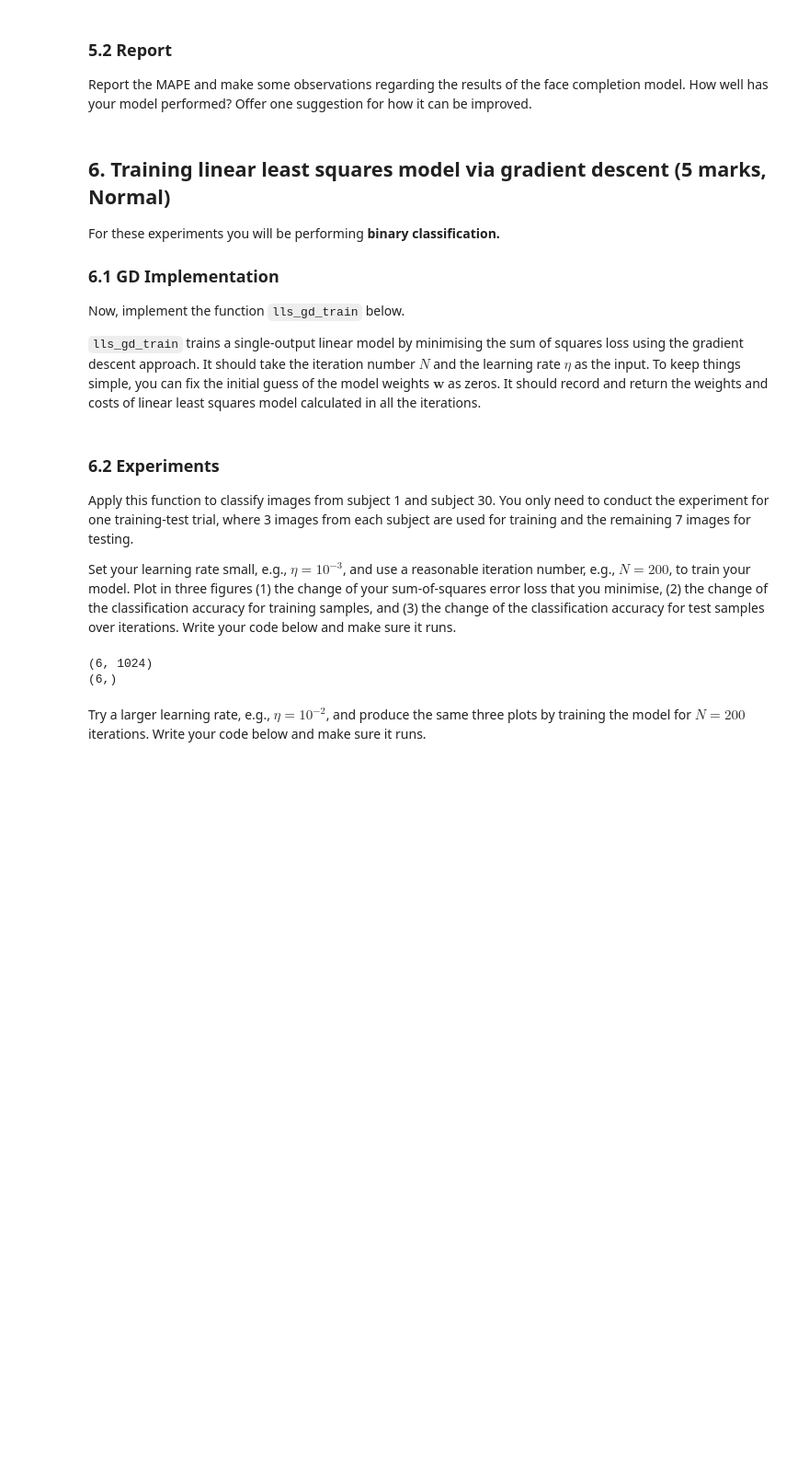
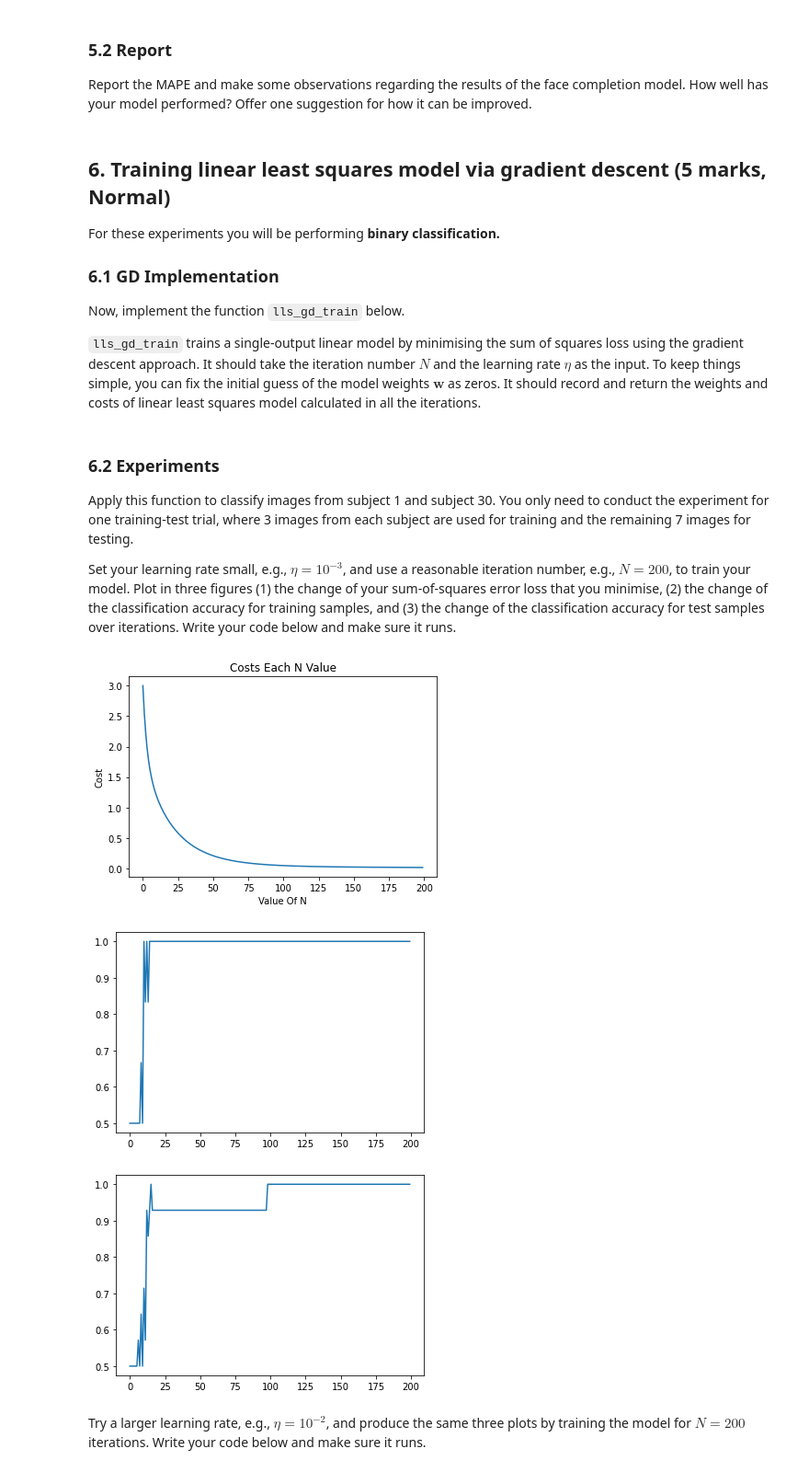
Before and after one commit to Georgegoodey/machineLearning, a Jupyter notebook: 24112-Lab2-S-Practice2.ipynb, the cells around one changed output. Shown: that part at 92% size. Saved outputs shown, nothing was run; the diff lists cells and outputs as text; code cells hidden in the pictures; blank space fills up the shorter version.

```diff
--- a/24112-Lab2-S-Practice2.ipynb
+++ b/24112-Lab2-S-Practice2.ipynb
@@ -314,7 +342,7 @@ def lls_gd_train(data, labels, N, lr# Add any other arguments here if needed
 
         # cost and gradient descent of the linear least squares model
         gd = (X_tilde.T@(X_tilde@w)) - (X_tilde.T@y)
-        cost = np.mean((X_tilde@w - y)**2)
+        cost = np.sum((X_tilde@w - y)**2)
 
         # Weight update
         w -= (lr*gd)
@@ -331,25 +359,61 @@ def lls_gd_train(data, labels, N, lr# Add any other arguments here if needed
 Apply this function to classify images from subject 1 and subject 30. You only need to conduct the experiment for one training-test trial, where 3 images from each subject are used for training and the remaining 7 images for testing.
 
 Set your learning rate small, e.g., $\eta=10^{-3}$, and use a reasonable iteration number, e.g., $N=200$, to train your model. Plot in three figures (1) the change of your sum-of-squares error loss that you minimise, (2) the change of the classification accuracy for training samples, and (3) the change of the classification accuracy for test samples over iterations. Write your code below and make sure it runs.
-# %%
-oneThirtyIndices = np.where((labels == 1)|(labels == 30))
-oneThirtyLabels = labels[oneThirtyIndices]
-data130 = data[oneThirtyIndices]
-
-oneHot130 = oneThirtyLabels
-
-# partition
-trInd, teInd = partition_data(oneThirtyLabels, num_per_class=3)
-trData = data130[trInd, :]
-trLabel = oneHot130[trInd]
-print(trData.shape)
-print(trLabel.shape)
-teData = data130[teInd, :]
-teLabel = oneHot130[teInd]
-
-costs,weights = lls_gd_train(trData,trLabel,200,0.001)
-# %% [output]
-(6, 1024)
-(6,)
+# %%
+def lls_gd_predict(w, x):
+   # Compute the prediction.
+    X_tilde = np.insert(x,0,1,axis=1)
+    predicted_y = X_tilde @ w
+
+    return predicted_y
+
+oneThirtyIndices = np.where((labels == 1)|(labels == 30))
+oneThirtyLabels = labels[oneThirtyIndices]
+data130 = data[oneThirtyIndices]
+
+# Binary encoding for single output model
+oneHot130 = np.zeros(oneThirtyLabels.shape[0])
+oneHot130[np.where(oneThirtyLabels==30)] = 1
+
+# partition
+trInd, teInd = partition_data(oneThirtyLabels, num_per_class=3)
+trData = data130[trInd, :]
+trLabel = oneHot130[trInd]
+teData = data130[teInd, :]
+teLabel = oneHot130[teInd]
+
+costs,weights = lls_gd_train(trData, trLabel, 200, 0.001)
+
+trainingAccuracies = []
+testingAccuracies = []
+
+for i in range(200):
+    currentWeights = weights[i]
+    predictedTrainingOutputs = lls_gd_predict(currentWeights, trData)
+    predictedTrainingOutputs = np.round(predictedTrainingOutputs)
+    trainingAccuracy = np.sum(predictedTrainingOutputs == trLabel)/predictedTrainingOutputs.shape[0]
+    trainingAccuracies.append(trainingAccuracy)
+    predictedTestingOutputs = lls_gd_predict(currentWeights, teData)
+    predictedTestingOutputs = np.round(predictedTestingOutputs)
+    testingAccuracy = np.sum(predictedTestingOutputs == teLabel)/predictedTestingOutputs.shape[0]
+    testingAccuracies.append(testingAccuracy)
+
+x = range(200)
+y1 = costs
+y2 = trainingAccuracies
+y3 = testingAccuracies
+plt.xlabel('Value Of N')
+plt.ylabel('Cost')
+plt.errorbar(x, y1)
+plt.title('Costs Each N Value')
+plt.show()
+plt.errorbar(x, y2)
+plt.show()
+plt.errorbar(x, y3)
+plt.show()
+# %% [output]
+[figure, added]
+[figure, added]
+[figure, added]
 # %% [markdown]
 Try a larger learning rate, e.g., $\eta=10^{-2}$, and produce the same three plots by training the model for $N=200$ iterations. Write your code below and make sure it runs.
```
Also changed, not shown: parts of 12 cells of this notebook.
